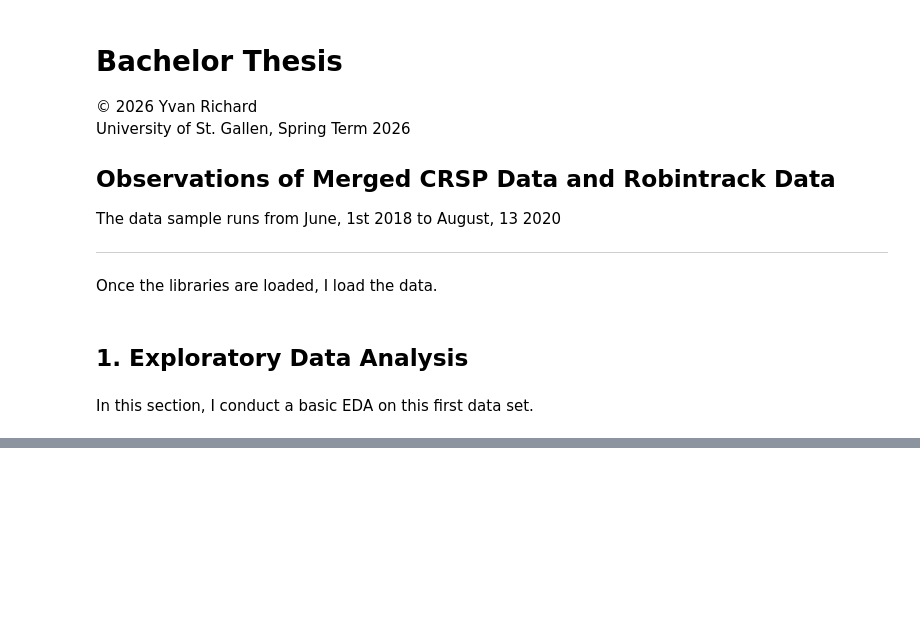
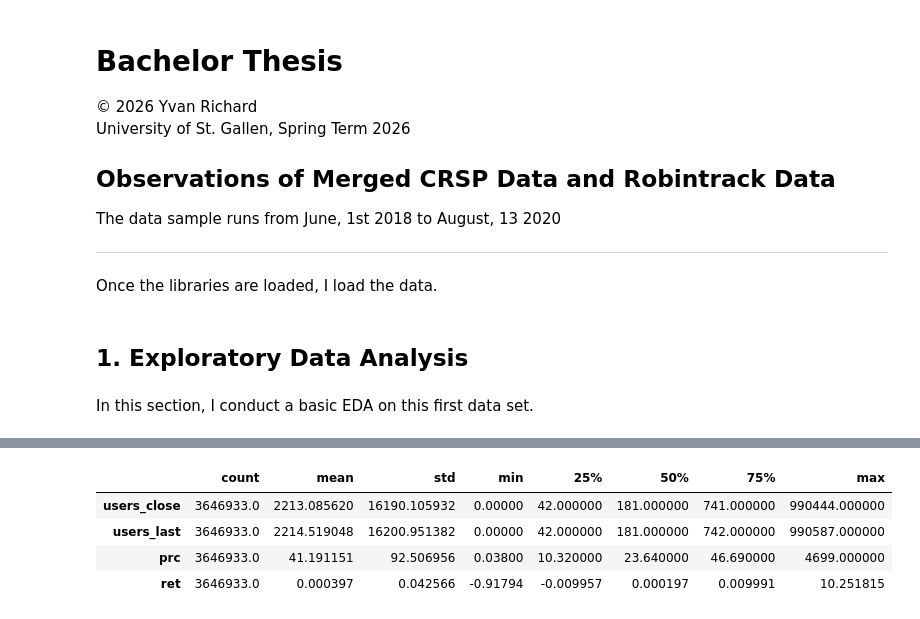
Before and after one commit to YVYX04/Bachelor_Thesis, a Jupyter notebook: notebooks/CRSP_RH/01_EDA.ipynb, the cells around one changed output, grey strips where cells are left out. Cells and saved outputs as stored; diff of their text form; code cells hidden in the pictures; blank space fills up the shorter version.

```diff
--- a/notebooks/CRSP_RH/01_EDA.ipynb
+++ b/notebooks/CRSP_RH/01_EDA.ipynb
@@ -89,0 +118,10 @@ df.describe().T
+# %%
+df_clean_pos = df_clean.copy()
+df_clean_pos["prc"] = df_clean_pos["prc"].abs()
+df_clean_pos[['users_close', 'users_last', 'prc', 'ret']].describe().T
+# %% [output]
+|  | count | mean | std | min | 25% | 50% | 75% | max |
+| users_close | 3646933.0 | 2213.085620 | 16190.105932 | 0.00000 | 42.000000 | 181.000000 | 741.000000 | 990444.000000 |
+| users_last | 3646933.0 | 2214.519048 | 16200.951382 | 0.00000 | 42.000000 | 181.000000 | 742.000000 | 990587.000000 |
+| prc | 3646933.0 | 41.191151 | 92.506956 | 0.03800 | 10.320000 | 23.640000 | 46.690000 | 4699.000000 |
+| ret | 3646933.0 | 0.000397 | 0.042566 | -0.91794 | -0.009957 | 0.000197 | 0.009991 | 10.251815 |
```
Also changed, not shown: parts of 11 cells of this notebook, 7 other files.
